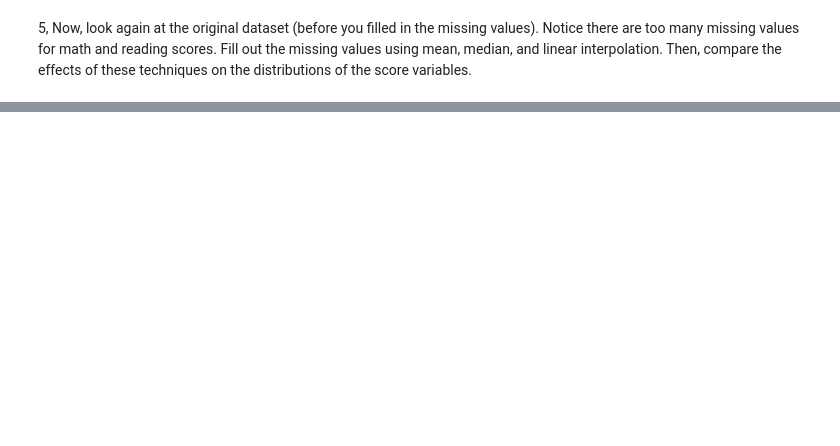
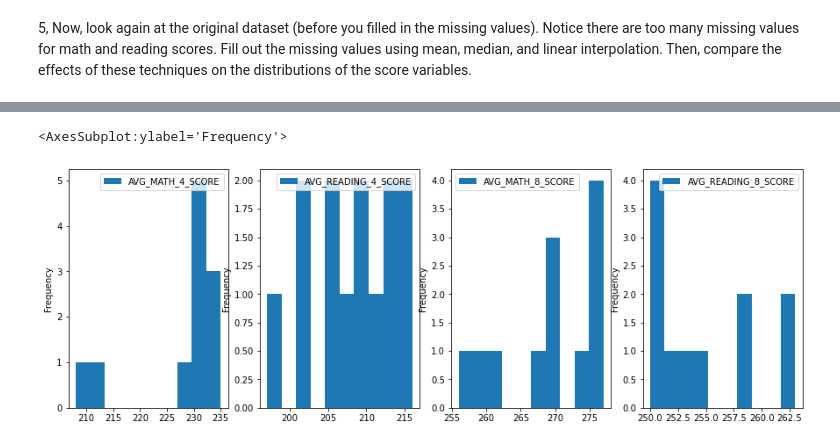
Before and after one commit to LingjieHe/DS_Bootcamp_assignment, a Jupyter notebook: 7_data_exploration/5_Univariate_Analysis_Assignment.ipynb, the cells around one changed output, grey strips where cells are left out. Drawn from its saved outputs; the diff is of its cells as text; code cells hidden in the pictures; blank space fills up the shorter version.

```diff
--- a/7_data_exploration/5_Univariate_Analysis_Assignment.ipynb
+++ b/7_data_exploration/5_Univariate_Analysis_Assignment.ipynb
@@ -160,0 +217,10 @@ df_grades.loc[df_grades['STATE']=='CALIFORNIA', ['AVG_MATH_4_SCORE', 'AVG_MATH_8
+# %%
+fig, ax = plt.subplots(1,4, figsize=(15,5))
+
+df_grades.loc[df_grades['STATE'] == 'CALIFORNIA', ['AVG_MATH_4_SCORE']].plot(kind='hist', ax=ax[0])
+df_grades.loc[df_grades['STATE'] == 'CALIFORNIA', ['AVG_READING_4_SCORE']].plot(kind='hist', ax=ax[1])
+df_grades.loc[df_grades['STATE'] == 'CALIFORNIA', ['AVG_MATH_8_SCORE']].plot(kind='hist', ax=ax[2])
+df_grades.loc[df_grades['STATE'] == 'CALIFORNIA', ['AVG_READING_8_SCORE']].plot(kind='hist', ax=ax[3])
+# %% [output]
+<AxesSubplot:ylabel='Frequency'>
+[figure, added]
```
Also changed, not shown: parts of 13 cells of this notebook, 4 other files.
